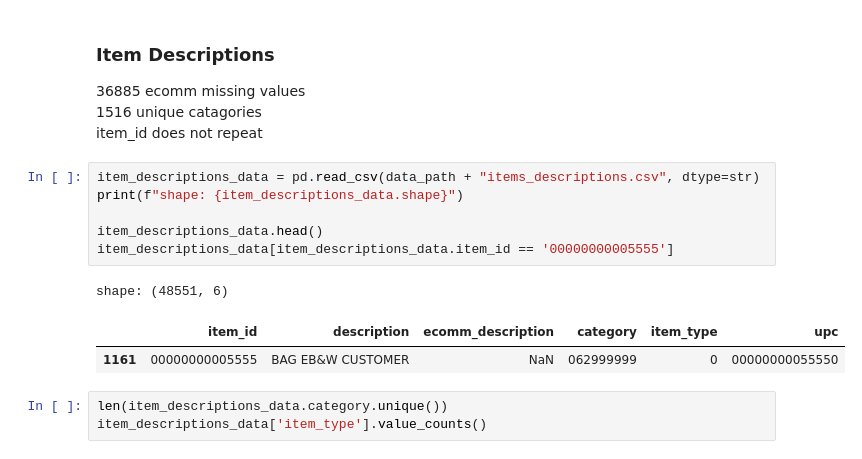
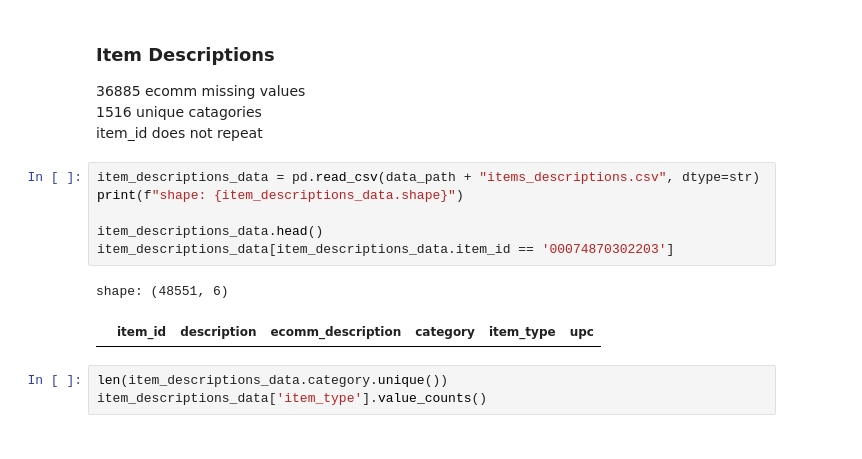
Before and after one commit to whgiles/ncr_project, a Jupyter notebook: DataExploration/data_exploration.ipynb, the cells around one changed output. Drawn from its saved outputs; the diff is of its cells as text.

```diff
--- a/DataExploration/data_exploration.ipynb
+++ b/DataExploration/data_exploration.ipynb
@@ -103,13 +113,12 @@ item_id does not repeat <br>
 # %%
 item_descriptions_data = pd.read_csv(data_path + "items_descriptions.csv", dtype=str)
 print(f"shape: {item_descriptions_data.shape}")
 
 item_descriptions_data.head()
-item_descriptions_data[item_descriptions_data.item_id == '00000000005555']
+item_descriptions_data[item_descriptions_data.item_id == '00074870302203']
 # %% [output]
 shape: (48551, 6)
 |  | item_id | description | ecomm_description | category | item_type | upc |
-| 1161 | 00000000005555 | BAG EB&W CUSTOMER | NaN | 062999999 | 0 | 00000000055550 |
 # %%
 len(item_descriptions_data.category.unique())
 item_descriptions_data['item_type'].value_counts()
```
Also changed, not shown: parts of 2 cells of this notebook, 4 other files.
